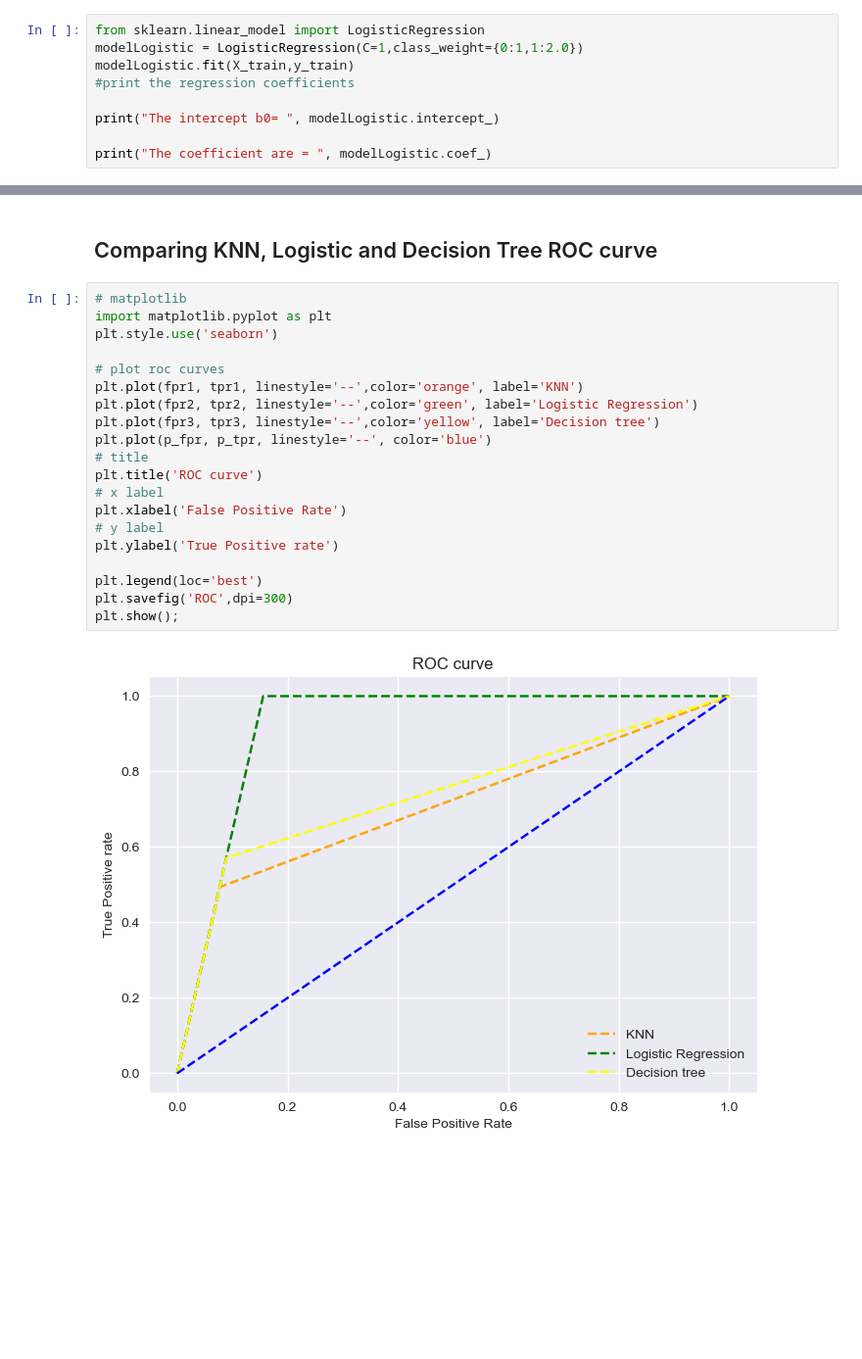
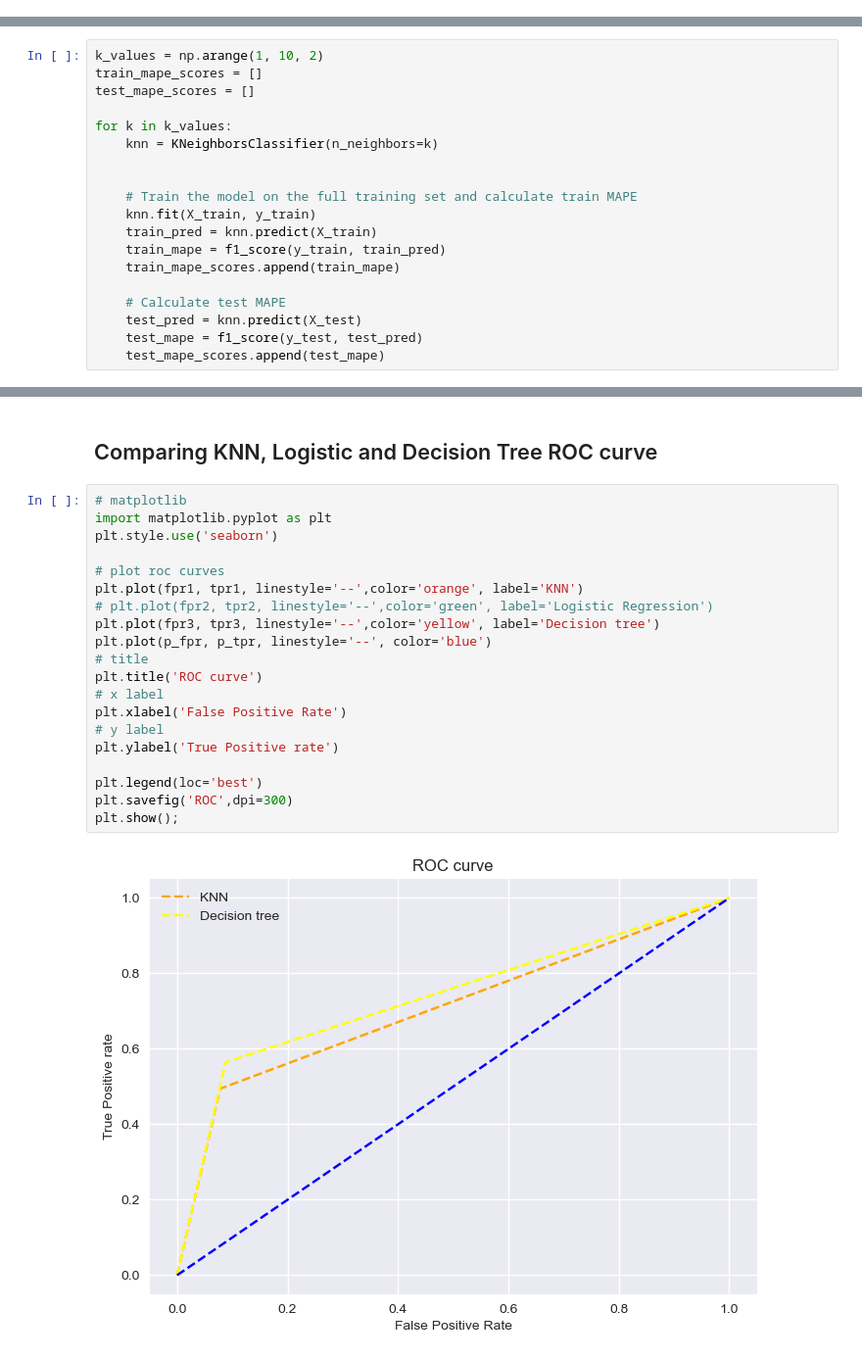
Before and after one commit to Devam2399/LoanDefaultAnalysis, a Jupyter notebook: Loan credit default Analysis.ipynb, the cells around one changed output, grey strips where cells are left out. Shown at 98% size. Cells and saved outputs as stored; diff of their text form; blank space fills up the shorter version.

```diff
--- a/Loan credit default Analysis.ipynb
+++ b/Loan credit default Analysis.ipynb
@@ -567,9 +564,0 @@ sns.heatmap(cf_matrix, annot=labels, fmt='', cmap='Blues')
-# %%
-from sklearn.linear_model import LogisticRegression
-modelLogistic = LogisticRegression(C=1,class_weight={0:1,1:2.0})
-modelLogistic.fit(X_train,y_train)
-#print the regression coefficients
-
-print("The intercept b0= ", modelLogistic.intercept_)
-
-print("The coefficient are = ", modelLogistic.coef_)
@@ -629,0 +567,19 @@ sns.heatmap(cf_matrix, annot=labels, fmt='', cmap='Blues')
+# %%
+k_values = np.arange(1, 10, 2)
+train_mape_scores = []
+test_mape_scores = []
+
+for k in k_values:
+    knn = KNeighborsClassifier(n_neighbors=k)
+
+
+    # Train the model on the full training set and calculate train MAPE
+    knn.fit(X_train, y_train)
+    train_pred = knn.predict(X_train)
+    train_mape = f1_score(y_train, train_pred)
+    train_mape_scores.append(train_mape)
+
+    # Calculate test MAPE
+    test_pred = knn.predict(X_test)
+    test_mape = f1_score(y_test, test_pred)
+    test_mape_scores.append(test_mape)
@@ -708,23 +713,23 @@ p_fpr, p_tpr, _ = roc_curve(y_test, random_probs, pos_label=1)
 # %%
 # matplotlib
 import matplotlib.pyplot as plt
 plt.style.use('seaborn')
 
 # plot roc curves
 plt.plot(fpr1, tpr1, linestyle='--',color='orange', label='KNN')
-plt.plot(fpr2, tpr2, linestyle='--',color='green', label='Logistic Regression')
+# plt.plot(fpr2, tpr2, linestyle='--',color='green', label='Logistic Regression')
 plt.plot(fpr3, tpr3, linestyle='--',color='yellow', label='Decision tree')
 plt.plot(p_fpr, p_tpr, linestyle='--', color='blue')
 # title
 plt.title('ROC curve')
 # x label
 plt.xlabel('False Positive Rate')
 # y label
 plt.ylabel('True Positive rate')
 
 plt.legend(loc='best')
 plt.savefig('ROC',dpi=300)
 plt.show();
 # %% [output]
-[figure, old version]
+[figure, new version]
 # %% [markdown]
```
Also changed, not shown: parts of 42 cells of this notebook.
